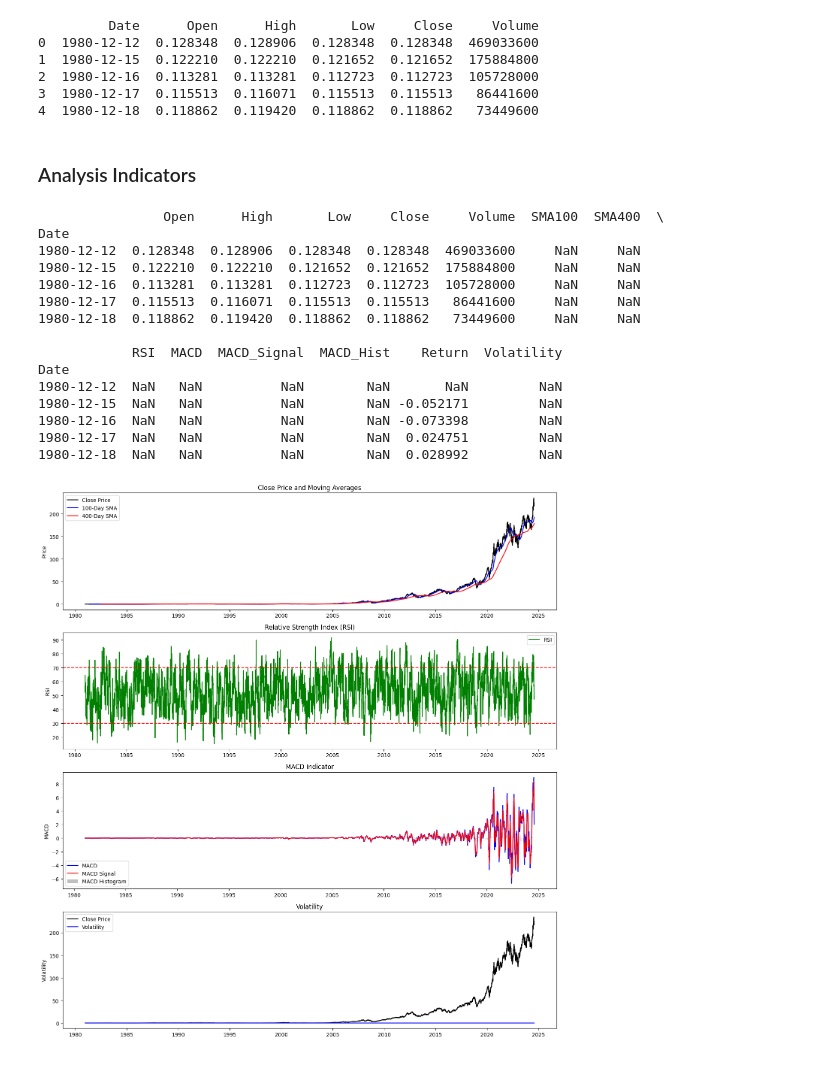
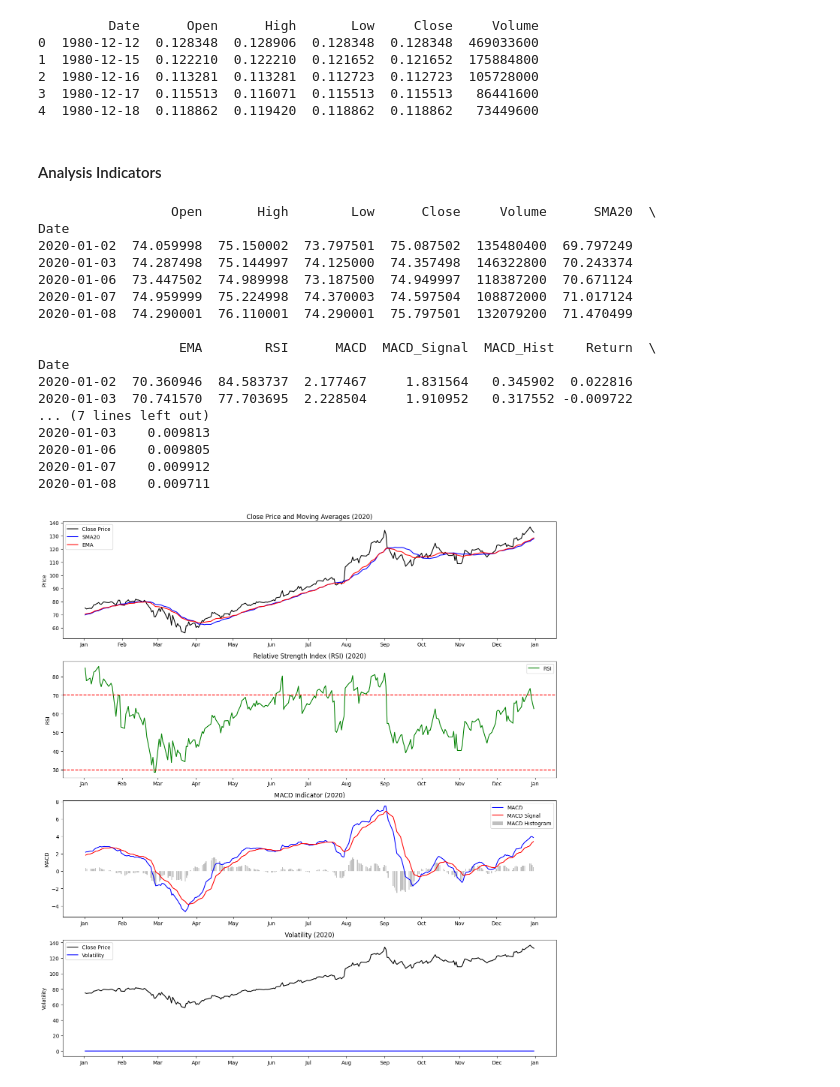
Before and after one commit to yohannestayez/Financial-News-and-Stock-Price-Integration, a Jupyter notebook: notebooks/Analysis2.ipynb, the cells around one changed output. Drawn from its saved outputs; the diff is of its cells as text; code cells hidden in the pictures.

```diff
--- a/notebooks/Analysis2.ipynb
+++ b/notebooks/Analysis2.ipynb
@@ -23,15 +25,15 @@ print(df.head())
 3  1980-12-17  0.115513  0.116071  0.115513  0.115513   86441600
 4  1980-12-18  0.118862  0.119420  0.118862  0.118862   73449600
 # %% [markdown]
-### Analysis Indicators
+#### Analysis Indicators
 # %%
 # Convert Date column to datetime if not already done
-df['Date'] = pd.to_datetime(df['Date'])
+df['Date'] = pd.to_datetime(df['Date'])  # Corrected: Ensure 'Date' column is in datetime format
 df.set_index('Date', inplace=True)
 
-# Calculate 100-day and 400-day Moving Averages
-df['SMA100'] = talib.SMA(df['Close'], timeperiod=100)
-df['SMA400'] = talib.SMA(df['Close'], timeperiod=400)
+# Calculate 20-day Simple Moving Average (SMA) and 20-day Exponential Moving Average (EMA)
+df['SMA20'] = talib.SMA(df['Close'], timeperiod=20)
+df['EMA'] = talib.EMA(df['Close'], timeperiod=20)
 
 # Calculate RSI (Relative Strength Index)
 df['RSI'] = talib.RSI(df['Close'], timeperiod=14)
@@ -48,63 +50,76 @@ df['Return'] = df['Close'].pct_change()
 # Calculate rolling volatility (21-day rolling standard deviation of returns)
 df['Volatility'] = df['Return'].rolling(window=21).std()
 
-# Display the DataFrame with the new indicators
-print(df.head())
+# Filter the DataFrame to include only data from 2020
+df_2020 = df.loc['2020-01-01':'2020-12-31']
+
+# Display the filtered DataFrame with the new indicators
+print(df_2020.head())
 
 # Plotting
 plt.figure(figsize=(14, 15))
 
 # Plot Close Price and Moving Averages
 plt.subplot(4, 1, 1)
-plt.plot(df['Close'], label='Close Price', color='black')
-plt.plot(df['SMA100'], label='100-Day SMA', color='blue')
-plt.plot(df['SMA400'], label='400-Day SMA', color='red')
-plt.title('Close Price and Moving Averages')
+plt.plot(df_2020['Close'], label='Close Price', color='black')
+plt.plot(df_2020['SMA20'], label='SMA20', color='blue')
+plt.plot(df_2020['EMA'], label='EMA', color='red')
+plt.title('Close Price and Moving Averages (2020)')
 plt.ylabel('Price')
 plt.legend()
+plt.gca().xaxis.set_major_locator(mdates.MonthLocator())
+plt.gca().xaxis.set_major_formatter(mdates.DateFormatter('%b'))
 
 # Plot RSI
 plt.subplot(4, 1, 2)
-plt.plot(df['RSI'], label='RSI', color='green')
-plt.title('Relative Strength Index (RSI)')
+plt.plot(df_2020['RSI'], label='RSI', color='green')
+plt.title('Relative Strength Index (RSI) (2020)')
 plt.axhline(70, color='red', linestyle='--')
 plt.axhline(30, color='red', linestyle='--')
 plt.ylabel('RSI')
 plt.legend()
+plt.gca().xaxis.set_major_locator(mdates.MonthLocator())
+plt.gca().xaxis.set_major_formatter(mdates.DateFormatter('%b'))
 
 # Plot MACD
 plt.subplot(4, 1, 3)
-plt.plot(df['MACD'], label='MACD', color='blue')
-plt.plot(df['MACD_Signal'], label='MACD Signal', color='red')
-plt.bar(df.index, df['MACD_Hist'], label='MACD Histogram', color='grey', alpha=0.5)
-plt.title('MACD Indicator')
+plt.plot(df_2020['MACD'], label='MACD', color='blue')
+plt.plot(df_2020['MACD_Signal'], label='MACD Signal', color='red')
+plt.bar(df_2020.index, df_2020['MACD_Hist'], label='MACD Histogram', color='grey', alpha=0.5)
+plt.title('MACD Indicator (2020)')
 plt.ylabel('MACD')
 plt.legend()
+plt.gca().xaxis.set_major_locator(mdates.MonthLocator())
+plt.gca().xaxis.set_major_formatter(mdates.DateFormatter('%b'))
 
 # Plot Close Price and Volatility
 plt.subplot(4, 1, 4)
-plt.plot(df['Close'], label='Close Price', color='black')
-plt.plot(df['Volatility'], label='Volatility', color='blue')
-plt.title('Volatility')
+plt.plot(df_2020['Close'], label='Close Price', color='black')
+plt.plot(df_2020['Volatility'], label='Volatility', color='blue')
+plt.title('Volatility (2020)')
 plt.ylabel('Volatility')
 plt.legend()
+plt.gca().xaxis.set_major_locator(mdates.MonthLocator())
+plt.gca().xaxis.set_major_formatter(mdates.DateFormatter('%b'))
 
 plt.tight_layout()
 plt.show()
 # %% [output]
-                Open      High       Low     Close     Volume  SMA100  SMA400  \
+                 Open       High        Low      Close     Volume      SMA20  \
 Date
-1980-12-12  0.128348  0.128906  0.128348  0.128348  469033600     NaN     NaN
-1980-12-15  0.122210  0.122210  0.121652  0.121652  175884800     NaN     NaN
-1980-12-16  0.113281  0.113281  0.112723  0.112723  105728000     NaN     NaN
-1980-12-17  0.115513  0.116071  0.115513  0.115513   86441600     NaN     NaN
-1980-12-18  0.118862  0.119420  0.118862  0.118862   73449600     NaN     NaN
+2020-01-02  74.059998  75.150002  73.797501  75.087502  135480400  69.797249
+2020-01-03  74.287498  75.144997  74.125000  74.357498  146322800  70.243374
+2020-01-06  73.447502  74.989998  73.187500  74.949997  118387200  70.671124
+2020-01-07  74.959999  75.224998  74.370003  74.597504  108872000  71.017124
+2020-01-08  74.290001  76.110001  74.290001  75.797501  132079200  71.470499
 
-            RSI  MACD  MACD_Signal  MACD_Hist    Return  Volatility
+                  EMA        RSI      MACD  MACD_Signal  MACD_Hist    Return  \
 Date
-1980-12-12  NaN   NaN          NaN        NaN       NaN         NaN
-1980-12-15  NaN   NaN          NaN        NaN -0.052171         NaN
-1980-12-16  NaN   NaN          NaN        NaN -0.073398         NaN
-1980-12-17  NaN   NaN          NaN        NaN  0.024751         NaN
-1980-12-18  NaN   NaN          NaN        NaN  0.028992         NaN
+2020-01-02  70.360946  84.583737  2.177467     1.831564   0.345902  0.022816
+2020-01-03  70.741570  77.703695  2.228504     1.910952   0.317552 -0.009722
+... (7 lines left out)
+2020-01-03    0.009813
+2020-01-06    0.009805
+2020-01-07    0.009912
+2020-01-08    0.009711
-[figure, old version]
+[figure, new version]
```
Also changed, not shown: parts of 3 cells of this notebook.
